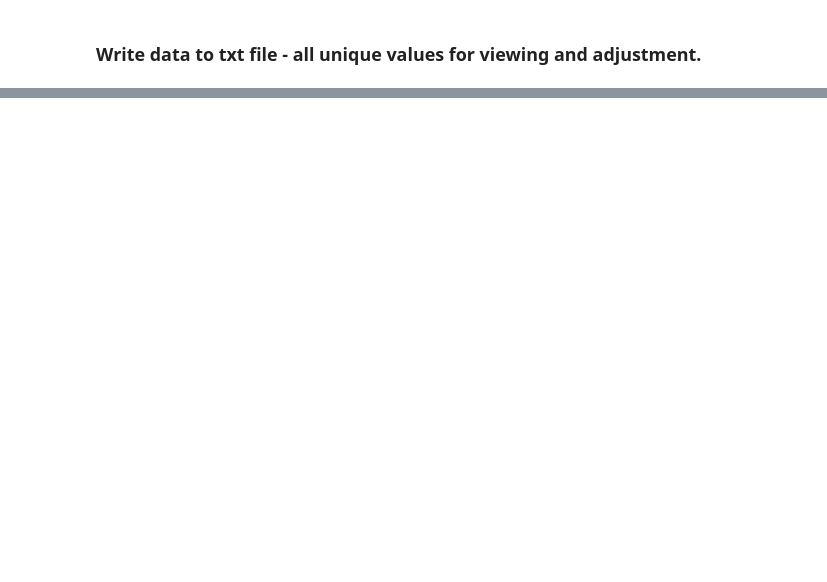
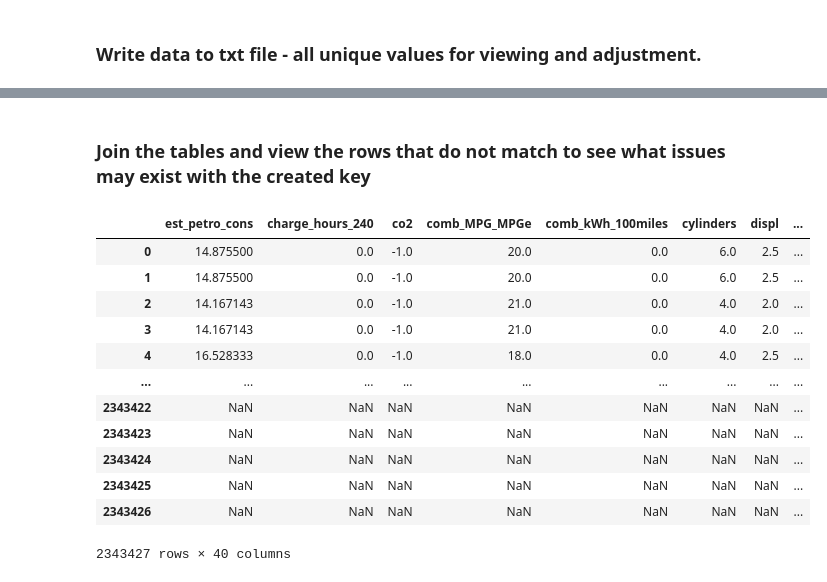
Before and after one commit to sampss/fuel_economy_gov, a Jupyter notebook: working/code/playground_2.ipynb, the cells around one changed output, grey strips where cells are left out. Saved outputs shown, nothing was run; the diff lists cells and outputs as text; code cells hidden in the pictures; blank space fills up the shorter version.

```diff
--- a/working/code/playground_2.ipynb
+++ b/working/code/playground_2.ipynb
@@ -192,0 +243,34 @@ with open('../Documents/Column_Descript_Unique_Values.txt', 'w') as file:
+# %% [markdown]
+### Join the tables and view the rows that do not match to see what issues may exist with the created key
+# %%
+# Perform a full outer join on the 'make_model_key' column
+merged_data = pd.merge(
+    loaded_vehicle_data,
+    vehicle_sales_data,
+    on='year_make_model_key',
+    how='outer'
+)
+
+merged_data
+
+vehicle_data_ev = merged_data[merged_data['base_fuel_type'] == 'EV']
+
+vehicle_data_ev
+
+ev = merged_data[merged_data['base_fuel_type'] == 'EV']
+merged_data
+# print(merged_data['base_fuel_type'].unique())
+# %% [output]
+|  | est_petro_cons | charge_hours_240 | co2 | comb_MPG_MPGe | comb_kWh_100miles | cylinders | displ | ... |
+| 0 | 14.875500 | 0.0 | -1.0 | 20.0 | 0.0 | 6.0 | 2.5 | ... |
+| 1 | 14.875500 | 0.0 | -1.0 | 20.0 | 0.0 | 6.0 | 2.5 | ... |
+| 2 | 14.167143 | 0.0 | -1.0 | 21.0 | 0.0 | 4.0 | 2.0 | ... |
+| 3 | 14.167143 | 0.0 | -1.0 | 21.0 | 0.0 | 4.0 | 2.0 | ... |
+| 4 | 16.528333 | 0.0 | -1.0 | 18.0 | 0.0 | 4.0 | 2.5 | ... |
+| ... | ... | ... | ... | ... | ... | ... | ... | ... |
+| 2343422 | NaN | NaN | NaN | NaN | NaN | NaN | NaN | ... |
+| 2343423 | NaN | NaN | NaN | NaN | NaN | NaN | NaN | ... |
+| 2343424 | NaN | NaN | NaN | NaN | NaN | NaN | NaN | ... |
+| 2343425 | NaN | NaN | NaN | NaN | NaN | NaN | NaN | ... |
+| 2343426 | NaN | NaN | NaN | NaN | NaN | NaN | NaN | ... |
+2343427 rows × 40 columns
```
Also changed, not shown: parts of 17 cells of this notebook, 3 other files.
